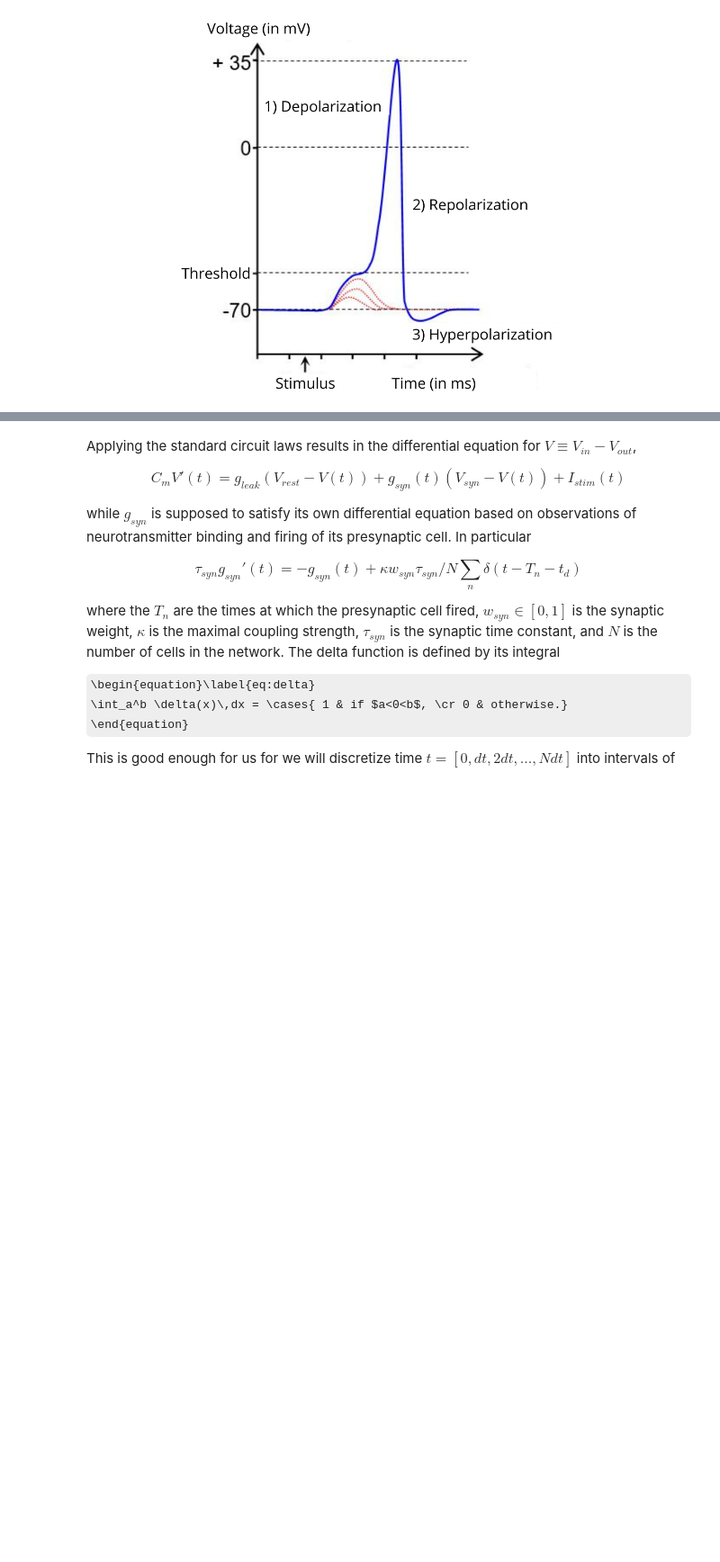
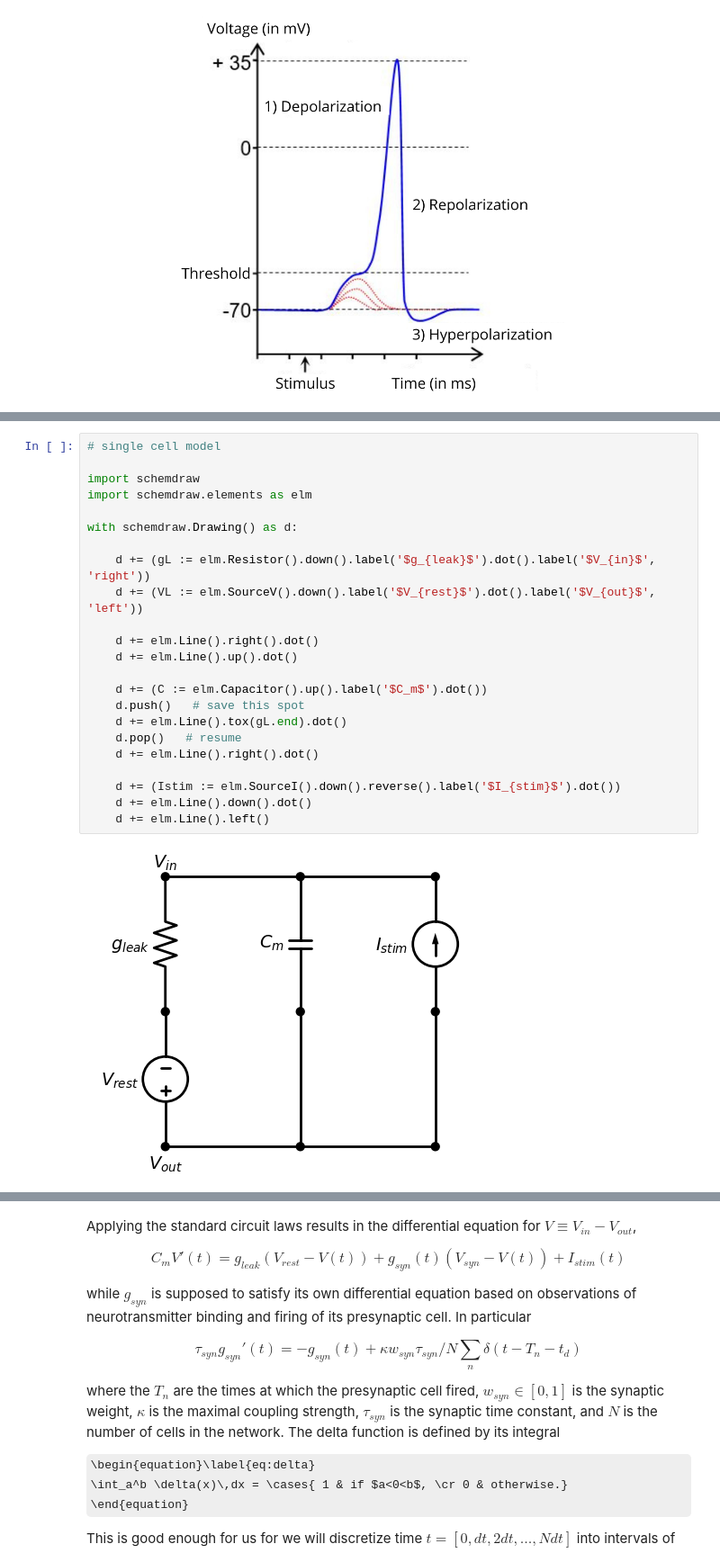
Before and after one commit to steve-cox-LA/EGlove, a Jupyter notebook: TassPlatform.ipynb, the cells around one changed output, grey strips where cells are left out. Shown at 90% size. Saved outputs shown, nothing was run; the diff lists cells and outputs as text; some formulas as TeX source; blank space fills up the shorter version.

```diff
--- a/TassPlatform.ipynb
+++ b/TassPlatform.ipynb
@@ -24,0 +29,25 @@ display(Image(data=image_bytes))
+# %%
+# single cell model
+
+import schemdraw
+import schemdraw.elements as elm
+
+with schemdraw.Drawing() as d:
+
+    d += (gL := elm.Resistor().down().label('$g_{leak}$').dot().label('$V_{in}$', 'right'))
+    d += (VL := elm.SourceV().down().label('$V_{rest}$').dot().label('$V_{out}$', 'left'))
+
+    d += elm.Line().right().dot()
+    d += elm.Line().up().dot()
+
+    d += (C := elm.Capacitor().up().label('$C_m$').dot())
+    d.push()   # save this spot
+    d += elm.Line().tox(gL.end).dot()
+    d.pop()   # resume
+    d += elm.Line().right().dot()
+
+    d += (Istim := elm.SourceI().down().reverse().label('$I_{stim}$').dot())
+    d += elm.Line().down().dot()
+    d += elm.Line().left()
+# %% [output]
+[figure, added]
```
Also changed, not shown: parts of 7 cells of this notebook.
